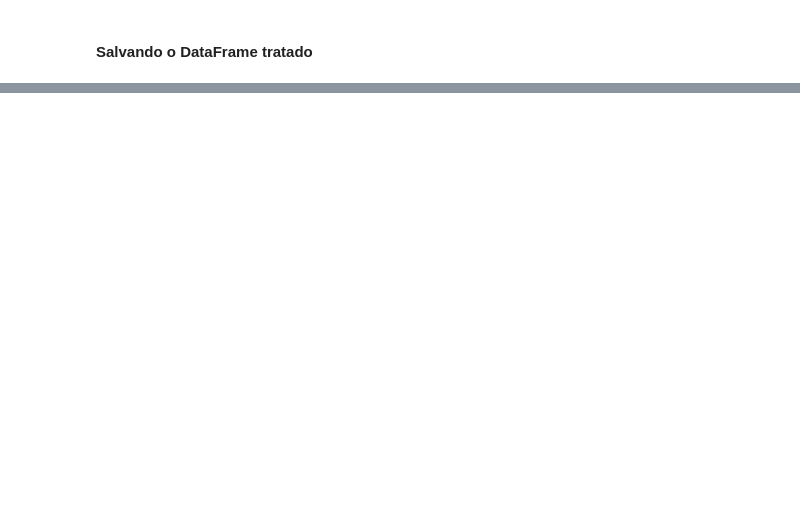
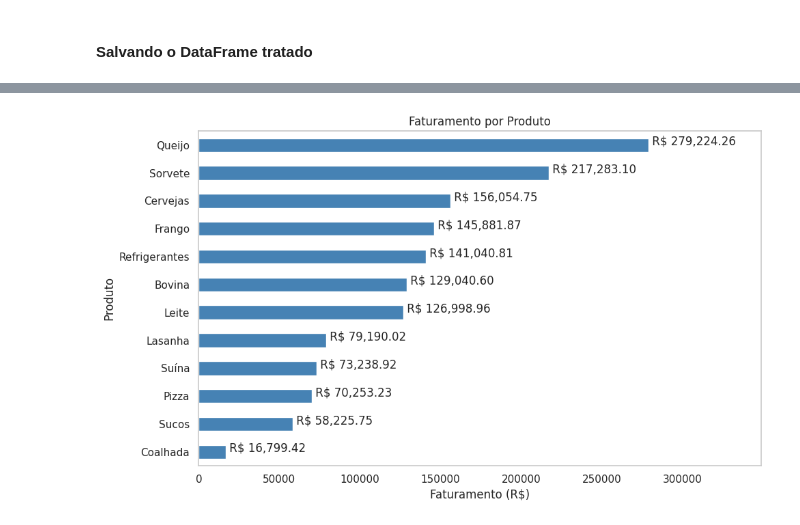
Before and after one commit to pedrolmf33/Tratamento_e_analise_exploratoria, a Jupyter notebook: Python_tratamento_e_analise_exploratoria.ipynb, the cells around one changed output, grey strips where cells are left out. Cells and saved outputs as stored; diff of their text form; code cells hidden in the pictures; blank space fills up the shorter version.

Commit message:
Finalizando a análise dos dados

```diff
--- a/Python_tratamento_e_analise_exploratoria.ipynb
+++ b/Python_tratamento_e_analise_exploratoria.ipynb
@@ -723,0 +765,18 @@ df.to_csv('Campe_Supply_Tratado.csv', index=False, encoding='utf-8')
+# %%
+# Faturamento Total por Setor
+
+# Configurando o estilo visual
+sns.set_theme(style="whitegrid")
+
+# Agrupando os dados por Setor e somando o Faturamento
+faturamento_setor = df.groupby('Setor')['Faturamento'].sum().reset_index()
+
+# Gerando o gráfico de barras
+plt.figure(figsize=(10, 5))
+sns.barplot(data=faturamento_setor, x='Setor', y='Faturamento', palette='Blues_d')
+plt.title('Faturamento Total por Setor', fontsize=14, fontweight='bold')
+plt.xlabel('Setor', fontsize=12)
+plt.ylabel('Faturamento (R$)', fontsize=12)
+plt.xticks(rotation=0)
+plt.tight_layout()
+plt.show()
@@ -723,0 +788,31 @@ df.to_csv('Campe_Supply_Tratado.csv', index=False, encoding='utf-8')
+# %%
+# Faturamento por Produto
+
+# Agrupando e ordenando os dados
+faturamento_produto = df.groupby('Produto')['Faturamento'].sum().sort_values()
+
+# Criando o gráfico
+faturamento_produto.plot(
+    kind='barh',
+    figsize=(10, 6),
+    title='Faturamento por Produto',
+    color='steelblue'
+)
+
+# Colocando os valores de faturamento ao lado das barras
+for i, valor in enumerate(faturamento_produto):
+    plt.text(valor, i, f" R$ {valor:,.2f}")
+
+# Removendo grides do gráfico
+plt.grid(False)
+
+# Aumentando um pouco o eixo X para o texto caber na tela sem cortar
+plt.xlim(0, faturamento_produto.max() * 1.25)
+
+plt.xlabel('Faturamento (R$)')
+plt.ylabel('Produto')
+plt.tight_layout()
+
+plt.show()
+# %% [output]
+[figure, added]
```
Also changed, not shown: parts of 19 cells of this notebook, 1 other file.
